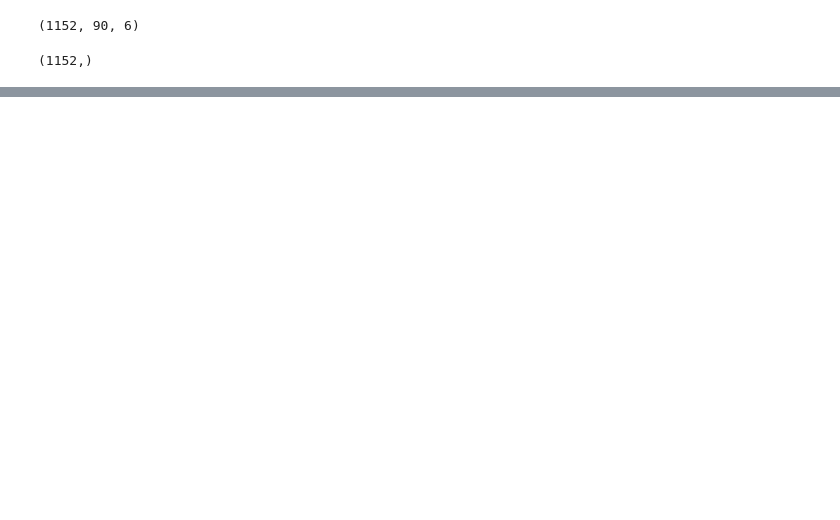
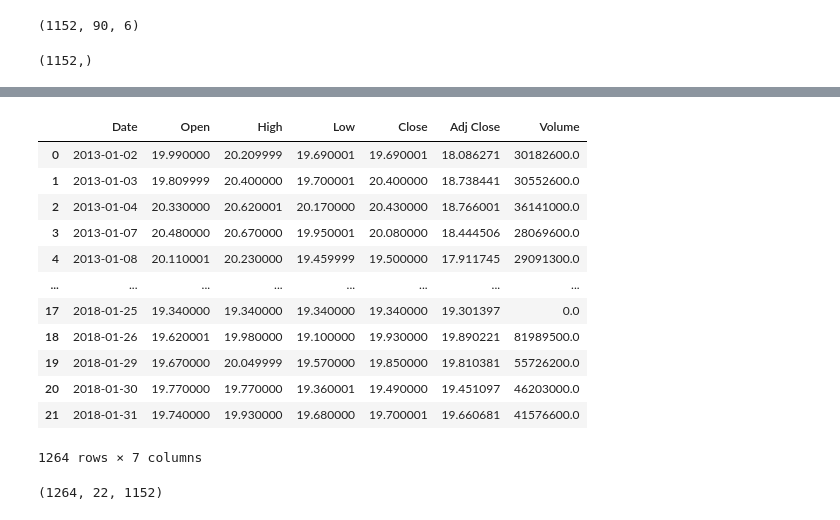
Before and after one commit to adrianofpereira/DeepLearningWithPython, a Jupyter notebook: TimesSeriesMultiplosPrevisoresStocksPTR4.ipynb, the cells around one changed output, grey strips where cells are left out. Cells and saved outputs as stored; diff of their text form; code cells hidden in the pictures; blank space fills up the shorter version.

```diff
--- a/TimesSeriesMultiplosPrevisoresStocksPTR4.ipynb
+++ b/TimesSeriesMultiplosPrevisoresStocksPTR4.ipynb
@@ -178,0 +232,19 @@ Epoch 45: early stopping
+# %%
+frames= [base, base_teste]
+# %%
+base_completa = pd.concat(frames)
+base_completa
+# %% [output]
+|  | Date | Open | High | Low | Close | Adj Close | Volume |
+| 0 | 2013-01-02 | 19.990000 | 20.209999 | 19.690001 | 19.690001 | 18.086271 | 30182600.0 |
+| 1 | 2013-01-03 | 19.809999 | 20.400000 | 19.700001 | 20.400000 | 18.738441 | 30552600.0 |
+| 2 | 2013-01-04 | 20.330000 | 20.620001 | 20.170000 | 20.430000 | 18.766001 | 36141000.0 |
+| 3 | 2013-01-07 | 20.480000 | 20.670000 | 19.950001 | 20.080000 | 18.444506 | 28069600.0 |
+| 4 | 2013-01-08 | 20.110001 | 20.230000 | 19.459999 | 19.500000 | 17.911745 | 29091300.0 |
+| ... | ... | ... | ... | ... | ... | ... | ... |
+| 17 | 2018-01-25 | 19.340000 | 19.340000 | 19.340000 | 19.340000 | 19.301397 | 0.0 |
+| 18 | 2018-01-26 | 19.620001 | 19.980000 | 19.100000 | 19.930000 | 19.890221 | 81989500.0 |
+| 19 | 2018-01-29 | 19.670000 | 20.049999 | 19.570000 | 19.850000 | 19.810381 | 55726200.0 |
+| 20 | 2018-01-30 | 19.770000 | 19.770000 | 19.360001 | 19.490000 | 19.451097 | 46203000.0 |
+| 21 | 2018-01-31 | 19.740000 | 19.930000 | 19.680000 | 19.700001 | 19.660681 | 41576600.0 |
+1264 rows × 7 columns
@@ -178,0 +253,4 @@ Epoch 45: early stopping
+# %%
+len(base_completa), len(base_teste), len(base_completa) - len(base_teste) - 90
+# %% [output]
+(1264, 22, 1152)
```
Also changed, not shown: parts of 21 cells of this notebook.
